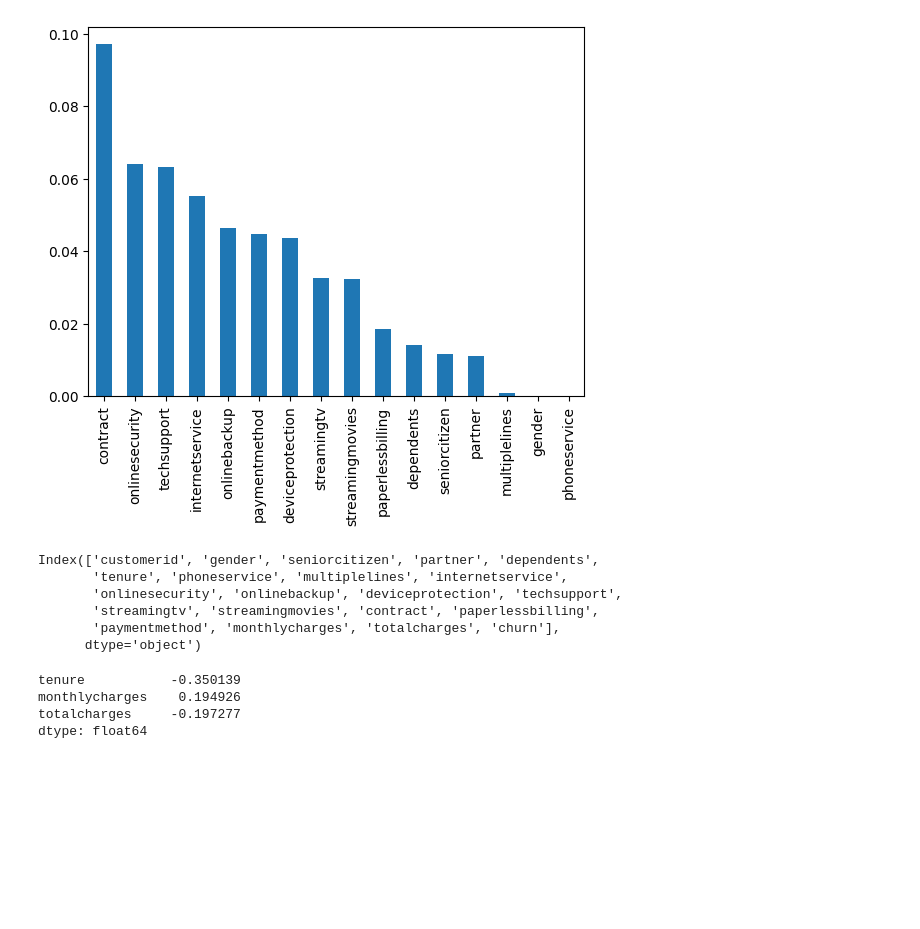
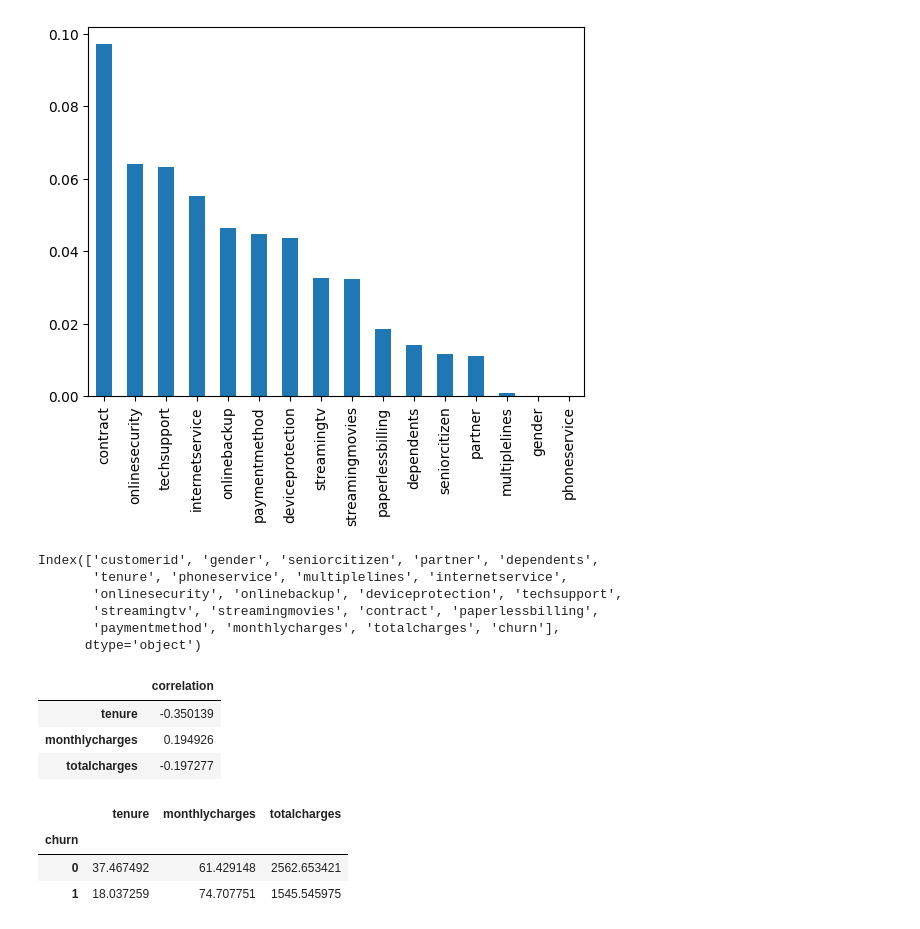
Before and after one commit to Mikaelnystroms/ml-engineer-zoomcamp, a Jupyter notebook: 03-classification/notebooks/churn-prediction.ipynb, the cells around one changed output. Saved outputs shown, nothing was run; the diff lists cells and outputs as text; code cells hidden in the pictures; blank space fills up the shorter version.

```diff
--- a/03-classification/notebooks/churn-prediction.ipynb
+++ b/03-classification/notebooks/churn-prediction.ipynb
@@ -312,9 +312,16 @@ Index(['customerid', 'gender', 'seniorcitizen', 'partner', 'dependents',
        'paymentmethod', 'monthlycharges', 'totalcharges', 'churn'],
       dtype='object')
 # %%
-df_full_train[numerical].corrwith(df_full_train.churn)
+df_full_train[numerical].corrwith(df_full_train.churn).to_frame('correlation')
 # %% [output]
-tenure           -0.350139
-monthlycharges    0.194926
-totalcharges     -0.197277
-dtype: float64
+|  | correlation |
+| tenure | -0.350139 |
+| monthlycharges | 0.194926 |
+| totalcharges | -0.197277 |
+# %%
+df_full_train.groupby(by='churn')[numerical].mean()
+# %% [output]
+|  | tenure | monthlycharges | totalcharges |
+| churn |  |  |  |
+| 0 | 37.467492 | 61.429148 | 2562.653421 |
+| 1 | 18.037259 | 74.707751 | 1545.545975 |
```
Also changed, not shown: parts of 39 cells of this notebook, 8 other files.
